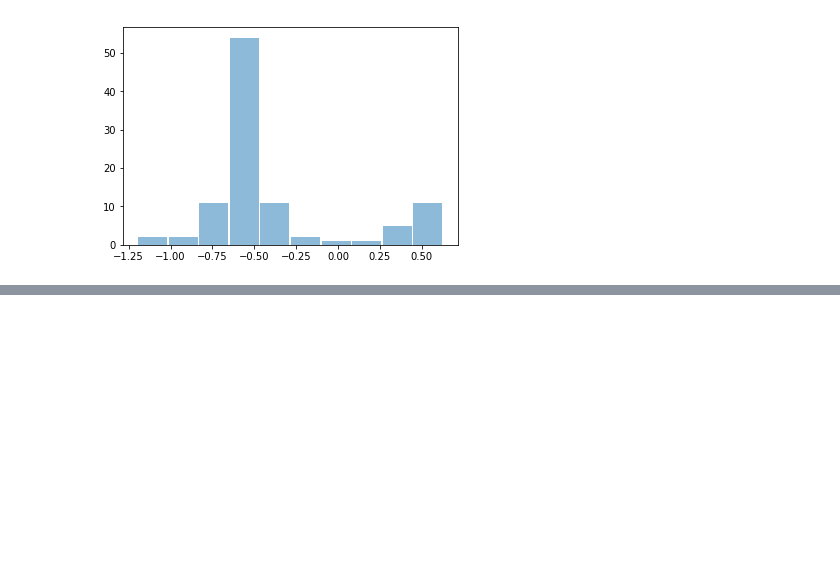
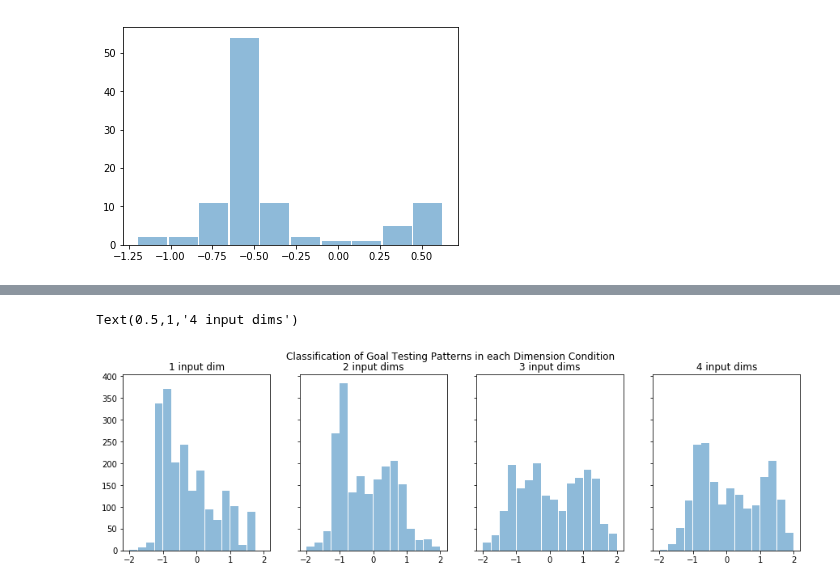
Before and after one commit to maddybartlett/NEN001, a Jupyter notebook: Plots.ipynb, the cells around one changed output, grey strips where cells are left out. Drawn from its saved outputs; the diff is of its cells as text; code cells hidden in the pictures; blank space fills up the shorter version.

```diff
--- a/Plots.ipynb
+++ b/Plots.ipynb
@@ -818,0 +887,19 @@ plt.hist(noplay_test, rwidth=0.95, alpha=0.5, label='80 seconds training')
+# %%
+goaltest1 = goal_test[0::4]
+goaltest2 = goal_test[1::4]
+goaltest3 = goal_test[2::4]
+goaltest4 = goal_test[3::4]
+
+f, (ax1, ax2, ax3, ax4) = plt.subplots(1, 4, sharey=True, figsize=(15, 4))
+f.suptitle('Classification of Goal Testing Patterns in each Dimension Condition')
+ax1.hist(goaltest1, bins=bins, rwidth=0.95, alpha=0.5, label='1 input dim')
+ax1.set_title('1 input dim')
+ax2.hist(goaltest2, bins=bins, rwidth=0.95, alpha=0.5, label='2 input dims')
+ax2.set_title('2 input dims')
+ax3.hist(goaltest3, bins=bins, rwidth=0.95, alpha=0.5, label='3 input dims')
+ax3.set_title('3 input dims')
+ax4.hist(goaltest4, bins=bins, rwidth=0.95, alpha=0.5, label='4 input dims')
+ax4.set_title('4 input dims')
+# %% [output]
+Text(0.5,1,'4 input dims')
+[figure, added]
```
Also changed, not shown: parts of 16 cells of this notebook, 1 other file.
